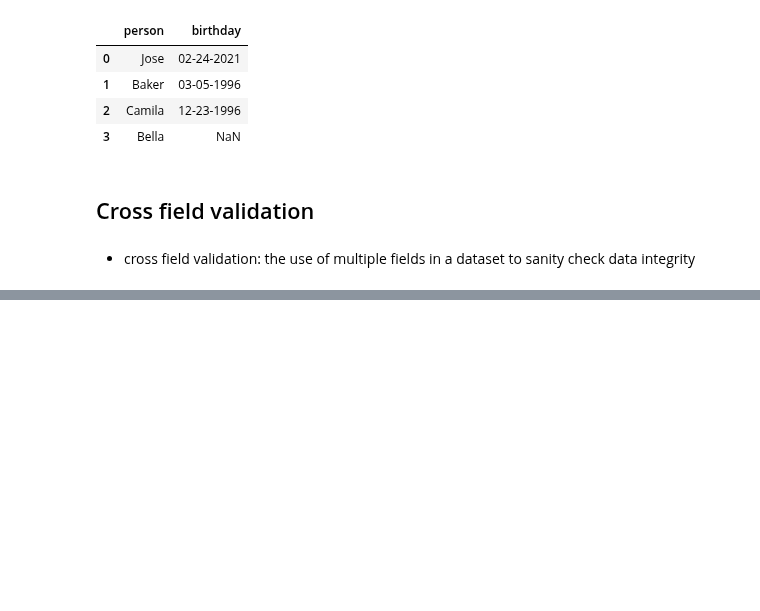
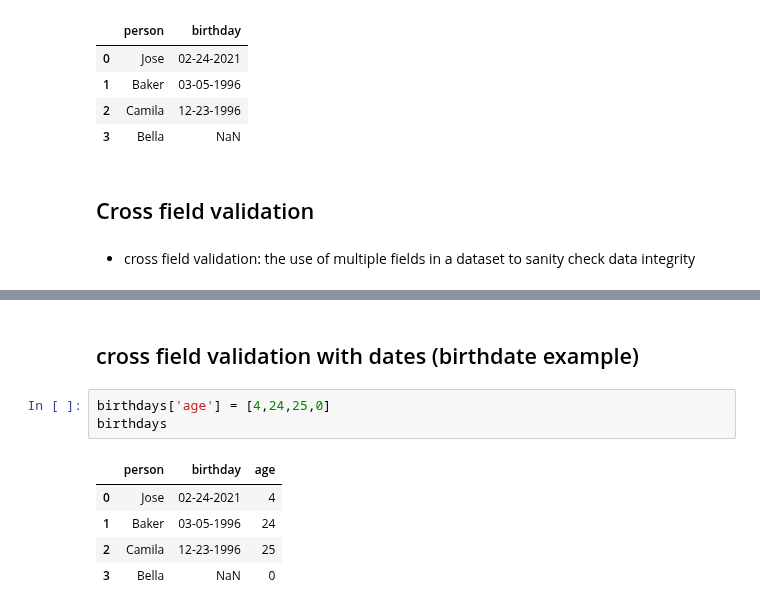
Before and after one commit to Jose-Servin/DataCamp, a Jupyter notebook: Courses/Cleaning_Data/cleaning_data.ipynb, the cells around one changed output, grey strips where cells are left out. Saved outputs shown, nothing was run; the diff lists cells and outputs as text; blank space fills up the shorter version.

```diff
--- a/Courses/Cleaning_Data/cleaning_data.ipynb
+++ b/Courses/Cleaning_Data/cleaning_data.ipynb
@@ -877,0 +933,11 @@ birthdays
+# %% [markdown]
+## cross field validation with dates (birthdate example)
+# %%
+birthdays['age'] = [4,24,25,0]
+birthdays
+# %% [output]
+|  | person | birthday | age |
+| 0 | Jose | 02-24-2021 | 4 |
+| 1 | Baker | 03-05-1996 | 24 |
+| 2 | Camila | 12-23-1996 | 25 |
+| 3 | Bella | NaN | 0 |
```
Also changed, not shown: parts of 15 cells of this notebook.
